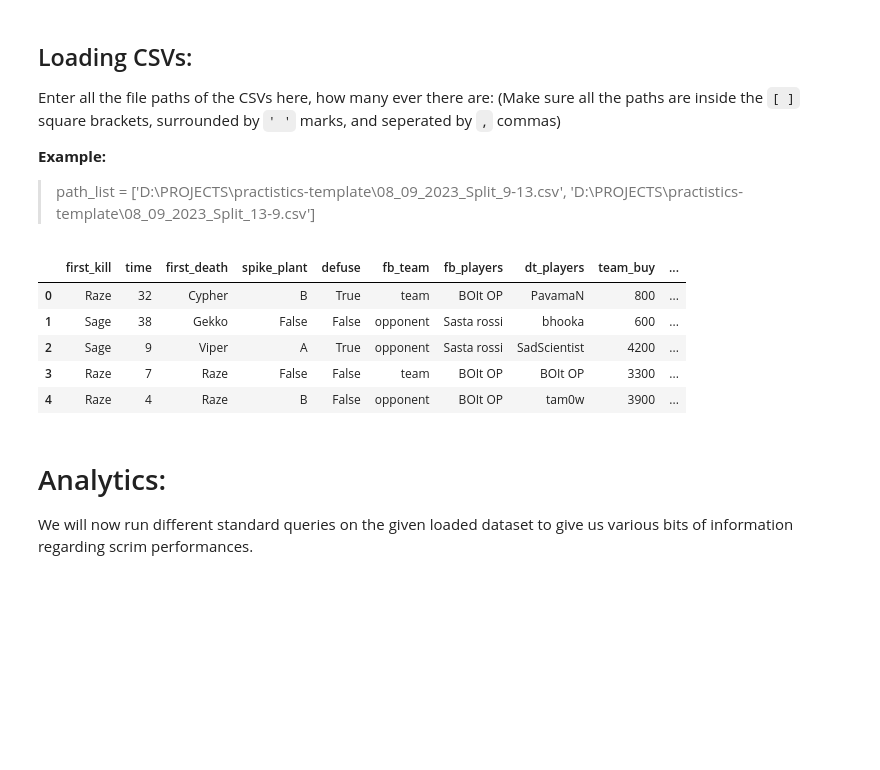
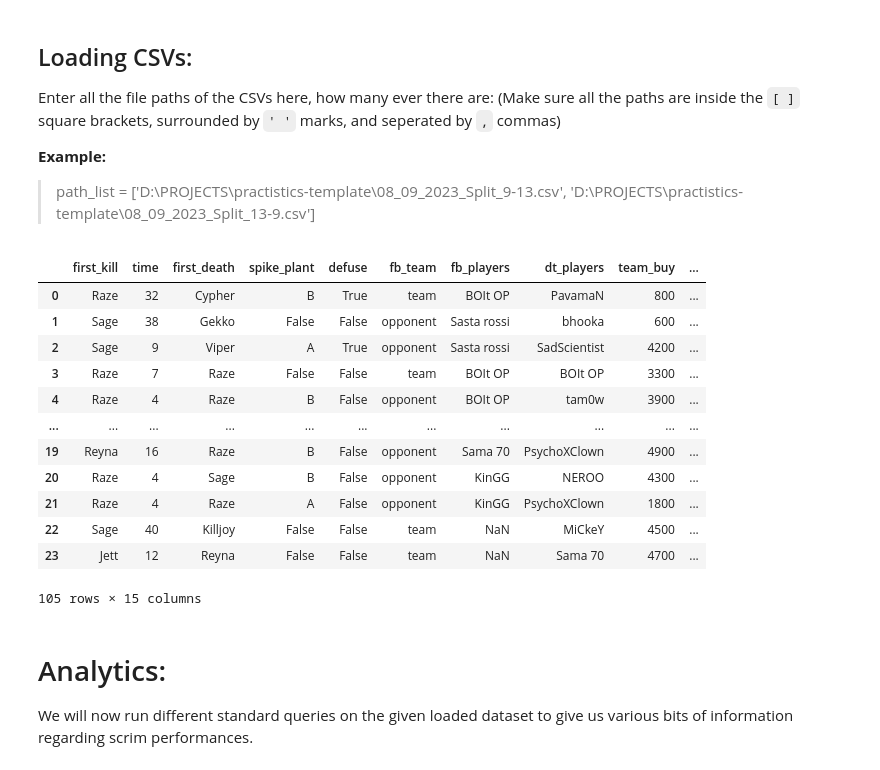
Before and after one commit to tam0w/practistics-template, a Jupyter notebook: queries.ipynb, the cells around one changed output. Drawn from its saved outputs; the diff is of its cells as text; code cells hidden in the pictures; blank space fills up the shorter version.

```diff
--- a/queries.ipynb
+++ b/queries.ipynb
@@ -36,30 +36,37 @@ Enter all the file paths of the CSVs here, how many ever there are:
 
 >path_list = ['D:\PROJECTS\practistics-template\08_09_2023_Split_9-13.csv', 'D:\PROJECTS\practistics-template\08_09_2023_Split_13-9.csv']
 # %%
-path_list = [r'D:\PROJECTS\practistics-template\08_09_2023_Split_9-13.csv', r'D:\PROJECTS\practistics-template\08_09_2023_Split_13-9.csv', r'D:\PROJECTS\practistics-template\split_22_08_2023_time_12_56.csv', r'D:\PROJECTS\practistics-template\08_09_2023_Split_10-13.csv']
+path_list = [r'D:\PROJECTS\practistics-template\08_09_2023_Split_9-13.csv', r'D:\PROJECTS\practistics-template\08_09_2023_Split_13-9.csv', r'D:\PROJECTS\practistics-template\split_22_08_2023_time_12_56.csv', r'D:\PROJECTS\practistics-template\08_09_2023_Split_10-13.csv', r'D:\PROJECTS\practistics-template\10_09_2023_Split_13-11.csv']
 
 df = load_concat_csv(path_list)
 
 df.team_buy = df.team_buy.str.replace(',','')
 df.oppo_buy = df.oppo_buy.str.replace(',','')
 df.time = df.time.str.replace('0:0','')
 df.time = df.time.str.replace('0:','')
 df.time = df.time.str.replace('.','')
 
 df.team_buy = df.team_buy.astype(int)
 df.time = df.time.astype(int)
 df.oppo_buy = df.oppo_buy.astype(int)
 
 sepe = "------------------------------"
 
-df.head()
+df
 # %% [output]
 |  | first_kill | time | first_death | spike_plant | defuse | fb_team | fb_players | dt_players | team_buy | ... |
 | 0 | Raze | 32 | Cypher | B | True | team | BOIt OP | PavamaN | 800 | ... |
 | 1 | Sage | 38 | Gekko | False | False | opponent | Sasta rossi | bhooka | 600 | ... |
 | 2 | Sage | 9 | Viper | A | True | opponent | Sasta rossi | SadScientist | 4200 | ... |
 | 3 | Raze | 7 | Raze | False | False | team | BOIt OP | BOIt OP | 3300 | ... |
 | 4 | Raze | 4 | Raze | B | False | opponent | BOIt OP | tam0w | 3900 | ... |
+| ... | ... | ... | ... | ... | ... | ... | ... | ... | ... | ... |
+| 19 | Reyna | 16 | Raze | B | False | opponent | Sama 70 | PsychoXClown | 4900 | ... |
+| 20 | Raze | 4 | Sage | B | False | opponent | KinGG | NEROO | 4300 | ... |
+| 21 | Raze | 4 | Raze | A | False | opponent | KinGG | PsychoXClown | 1800 | ... |
+| 22 | Sage | 40 | Killjoy | False | False | team | NaN | MiCkeY | 4500 | ... |
+| 23 | Jett | 12 | Reyna | False | False | team | NaN | Sama 70 | 4700 | ... |
+105 rows × 15 columns
 # %% [markdown]
 # Analytics:
 
```
Also changed, not shown: parts of 15 cells of this notebook.
